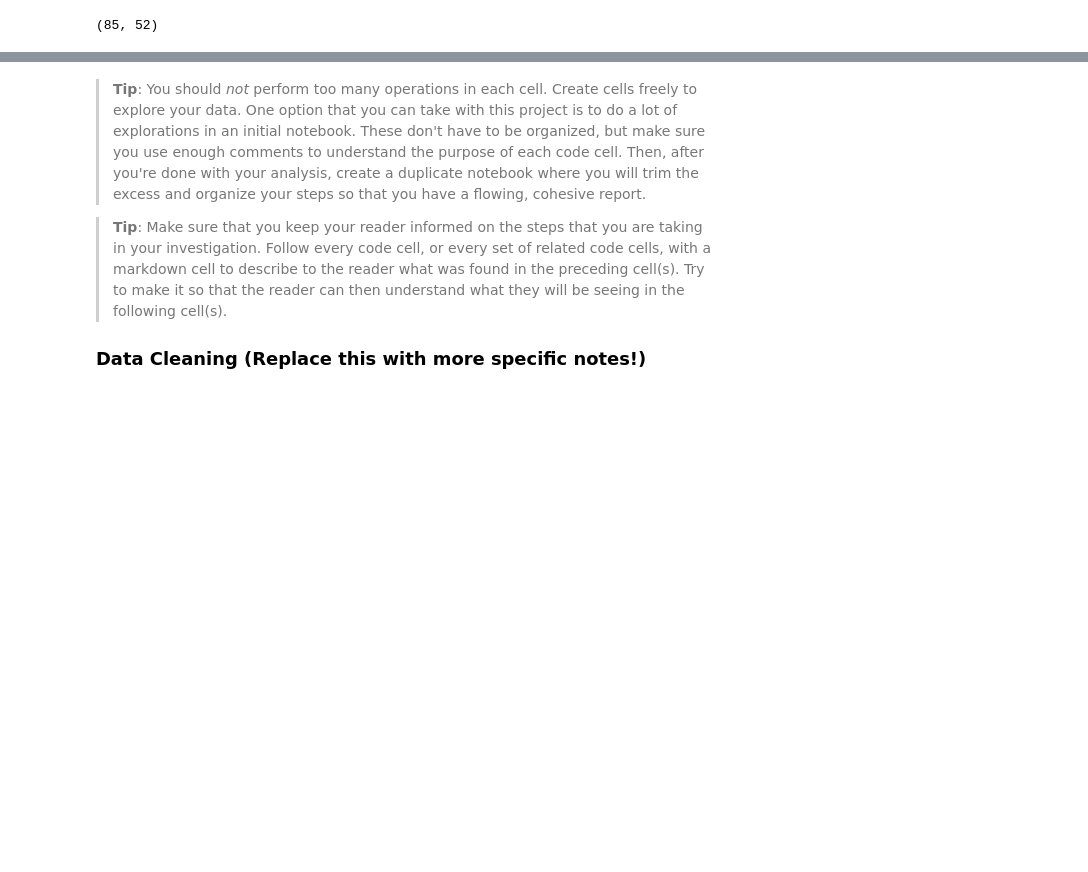
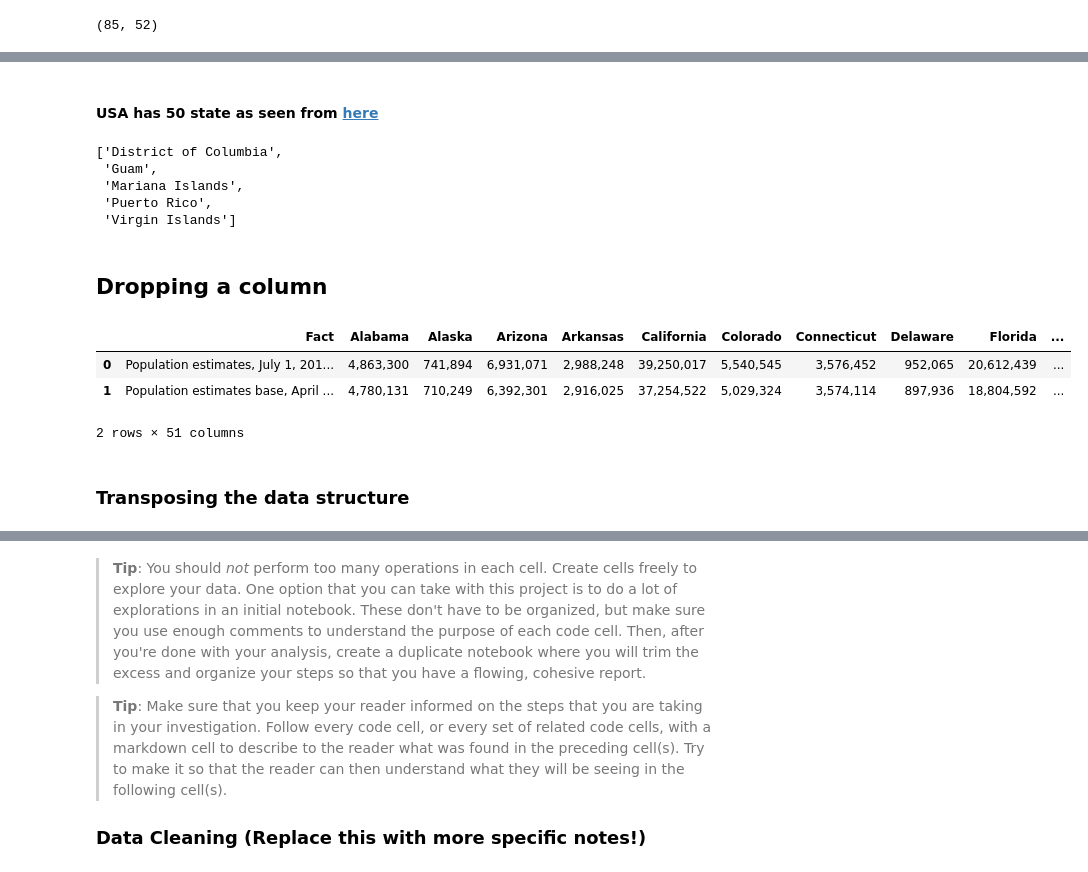
Before and after one commit to Rvd001/ALX, a Jupyter notebook: data-analysis-project-1.ipynb, the cells around one changed output, grey strips where cells are left out. Cells and saved outputs as stored; diff of their text form; code cells hidden in the pictures; blank space fills up the shorter version.

Commit message:
Data wrangling

```diff
--- a/data-analysis-project-1.ipynb
+++ b/data-analysis-project-1.ipynb
@@ -77,0 +314,2 @@ us_census.shape
+# %%
+us_census.drop_duplicates(inplace = True)
@@ -77,0 +339,23 @@ us_census.shape
+# %% [markdown]
+#### USA has 50 state as seen from [here](https://www.nationsonline.org/oneworld/US-states-by-area.htm)
+# %%
+not_us = ['District of Columbia','Guam', 'Mariana Islands', 'Puerto Rico', 'Virgin Islands']
+not_us
+# %% [output]
+['District of Columbia',
+ 'Guam',
+ 'Mariana Islands',
+ 'Puerto Rico',
+ 'Virgin Islands']
+# %% [markdown]
+## Dropping a column
+# %%
+us_census.drop('Fact Note', axis = 1, inplace = True)
+us_census.head(2)
+# %% [output]
+|  | Fact | Alabama | Alaska | Arizona | Arkansas | California | Colorado | Connecticut | Delaware | Florida | ... |
+| 0 | Population estimates, July 1, 201... | 4,863,300 | 741,894 | 6,931,071 | 2,988,248 | 39,250,017 | 5,540,545 | 3,576,452 | 952,065 | 20,612,439 | ... |
+| 1 | Population estimates base, April ... | 4,780,131 | 710,249 | 6,392,301 | 2,916,025 | 37,254,522 | 5,029,324 | 3,574,114 | 897,936 | 18,804,592 | ... |
+2 rows × 51 columns
+# %% [markdown]
+### Transposing the data structure
```
Also changed, not shown: parts of 42 cells of this notebook.
